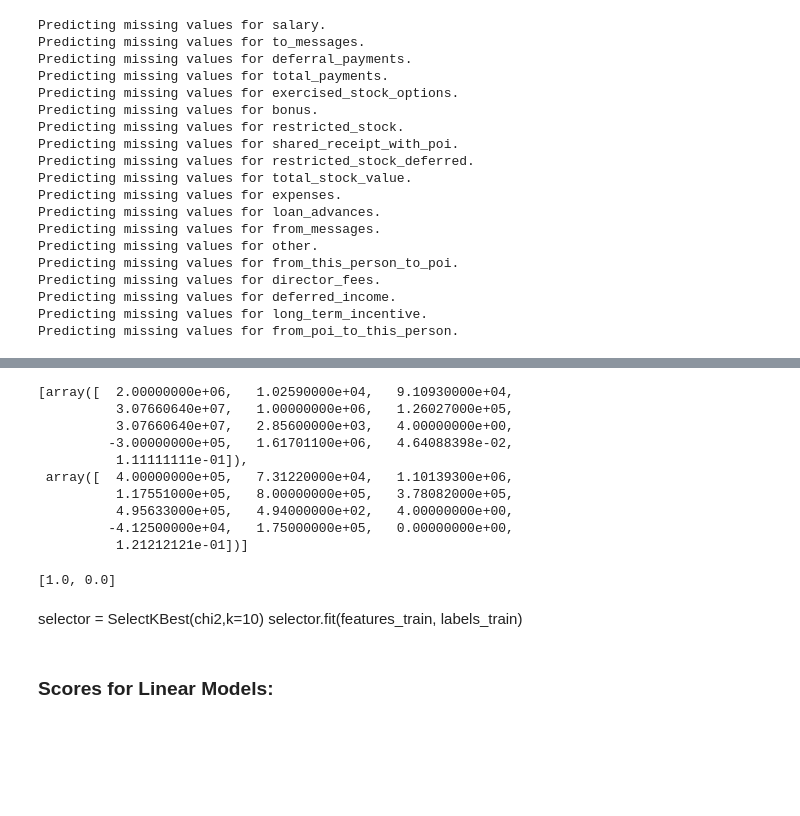
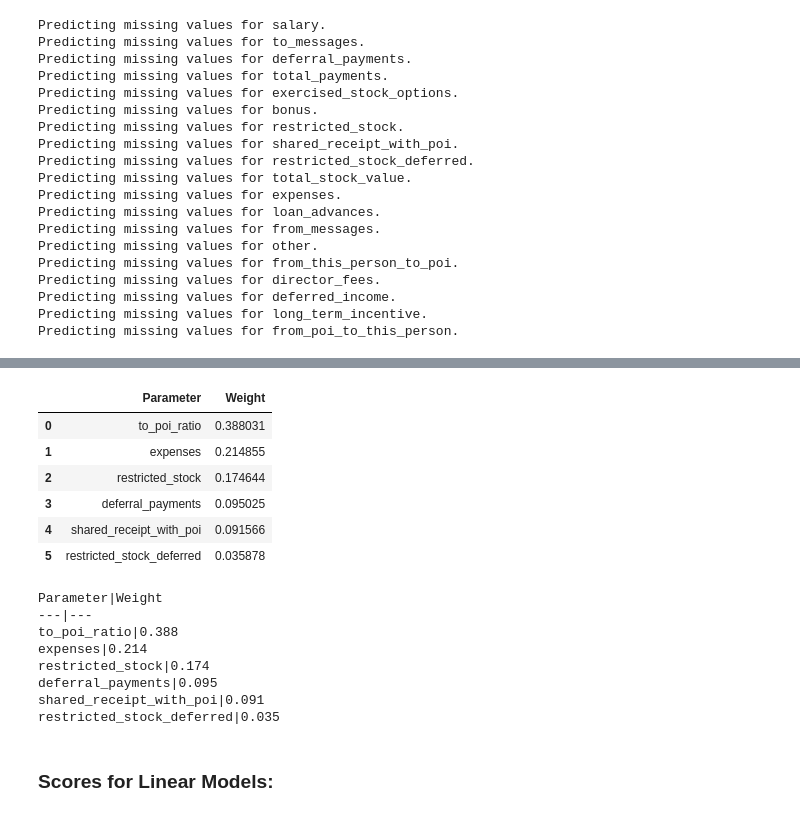
Before and after one commit to ftkurt/data-analyst-project-portfolio, a Jupyter notebook: udacity-data-analyst-nanodegree/project-7/final_project/Project-7-Enron-Data-POI-Identification-Workspace.ipynb, the cells around one changed output, grey strips where cells are left out. Saved outputs shown, nothing was run; the diff lists cells and outputs as text; code cells hidden in the pictures; blank space fills up the shorter version.

```diff
--- a/udacity-data-analyst-nanodegree/project-7/final_project/Project-7-Enron-Data-POI-Identification-Workspace.ipynb
+++ b/udacity-data-analyst-nanodegree/project-7/final_project/Project-7-Enron-Data-POI-Identification-Workspace.ipynb
@@ -400,26 +364,38 @@ clf_f = GridSearchCV(RandomForestClassifier(random_state = 42), opts_f)
 from sklearn.model_selection  import train_test_split
 features_train, features_test, labels_train, labels_test = \
     train_test_split(features, labels, test_size=0.3, random_state=42)
-# %%
-features_train[0:2]
-# %% [output]
-[array([  2.00000000e+06,   1.02590000e+04,   9.10930000e+04,
-          3.07660640e+07,   1.00000000e+06,   1.26027000e+05,
-          3.07660640e+07,   2.85600000e+03,   4.00000000e+00,
-         -3.00000000e+05,   1.61701100e+06,   4.64088398e-02,
-          1.11111111e-01]),
- array([  4.00000000e+05,   7.31220000e+04,   1.10139300e+06,
-          1.17551000e+05,   8.00000000e+05,   3.78082000e+05,
-          4.95633000e+05,   4.94000000e+02,   4.00000000e+00,
-         -4.12500000e+04,   1.75000000e+05,   0.00000000e+00,
-          1.21212121e-01])]
-# %%
-labels_train[0:2]
-# %% [output]
-[1.0, 0.0]
-# %% [markdown]
-selector = SelectKBest(chi2,k=10)
-selector.fit(features_train, labels_train)
+# %%
+def get_weights(feature_list):
+    clf = DecisionTreeClassifier(class_weight=None, criterion='entropy', max_depth=None,
+        max_features=None, max_leaf_nodes=None,
+        min_impurity_split=1e-07, min_samples_leaf=1,
+        min_samples_split=2, min_weight_fraction_leaf=0.0,
+        presort=False, random_state=42, splitter='best')
+    clf.fit(features_train,labels_train)
+    weights = zip(feature_list,clf.feature_importances_)
+    weights_df = pd.DataFrame(sorted(weights, key=itemgetter(1), reverse=True), columns=["Parameter", "Weight"])
+    return weights_df[weights_df["Weight"]>0]
+# %%
+get_weights(final_feature_list[1:])
+# %% [output]
+|  | Parameter | Weight |
+| 0 | to_poi_ratio | 0.388031 |
+| 1 | expenses | 0.214855 |
+| 2 | restricted_stock | 0.174644 |
+| 3 | deferral_payments | 0.095025 |
+| 4 | shared_receipt_with_poi | 0.091566 |
+| 5 | restricted_stock_deferred | 0.035878 |
+# %%
+pandas_df_to_markdown_table(get_weights(final_feature_list[1:]))
+# %% [output]
+Parameter|Weight
+---|---
+to_poi_ratio|0.388
+expenses|0.214
+restricted_stock|0.174
+deferral_payments|0.095
+shared_receipt_with_poi|0.091
+restricted_stock_deferred|0.035
 # %%
 models = [
     {"name":"GaussianNB","predictor":clf_g},
```
Also changed, not shown: parts of 45 cells of this notebook, 8 other files.
